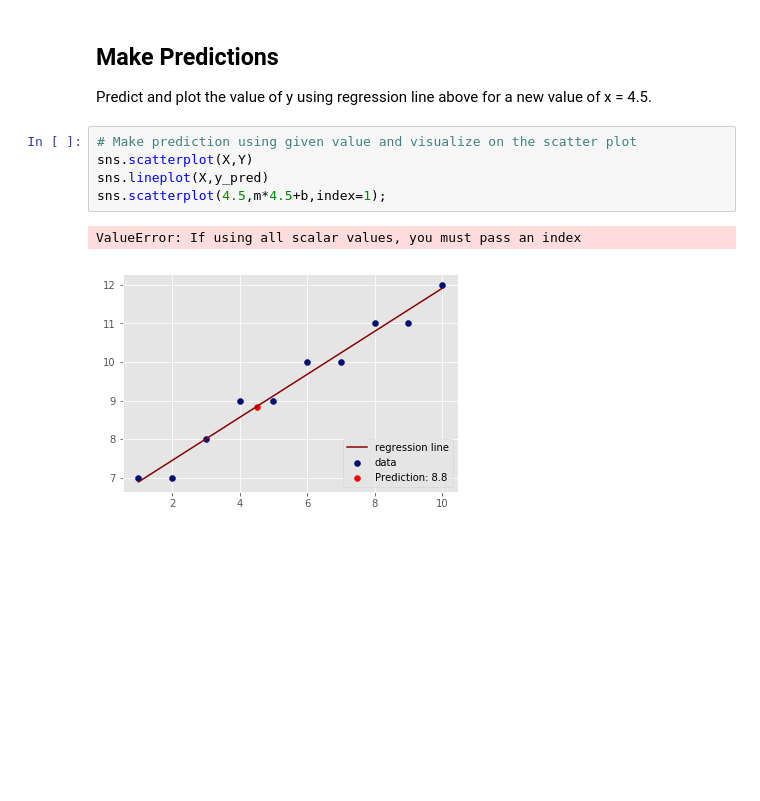
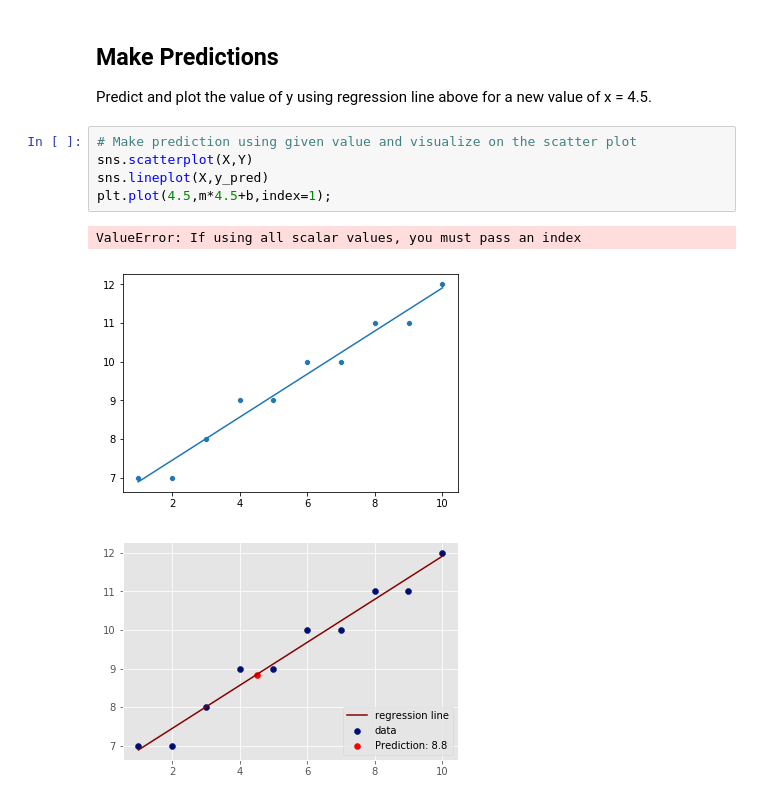
Before and after one commit to danjizquierdo/dsc-0-10-10-complete-regression-nyc-ds-career-012819, a Jupyter notebook: index.ipynb, the cells around one changed output. Saved outputs shown, nothing was run; the diff lists cells and outputs as text; blank space fills up the shorter version.

```diff
--- a/index.ipynb
+++ b/index.ipynb
@@ -101,10 +101,11 @@ Predict and plot the value of y using regression line above for a new value of x
 # %%
 # Make prediction using given value and visualize on the scatter plot
 sns.scatterplot(X,Y)
 sns.lineplot(X,y_pred)
-sns.scatterplot(4.5,m*4.5+b,index=1);
+plt.plot(4.5,m*4.5+b,index=1);
 # %% [output]
 ValueError: If using all scalar values, you must pass an index
+[figure, added]
 # %%
 # %% [output]
 [figure]
```
